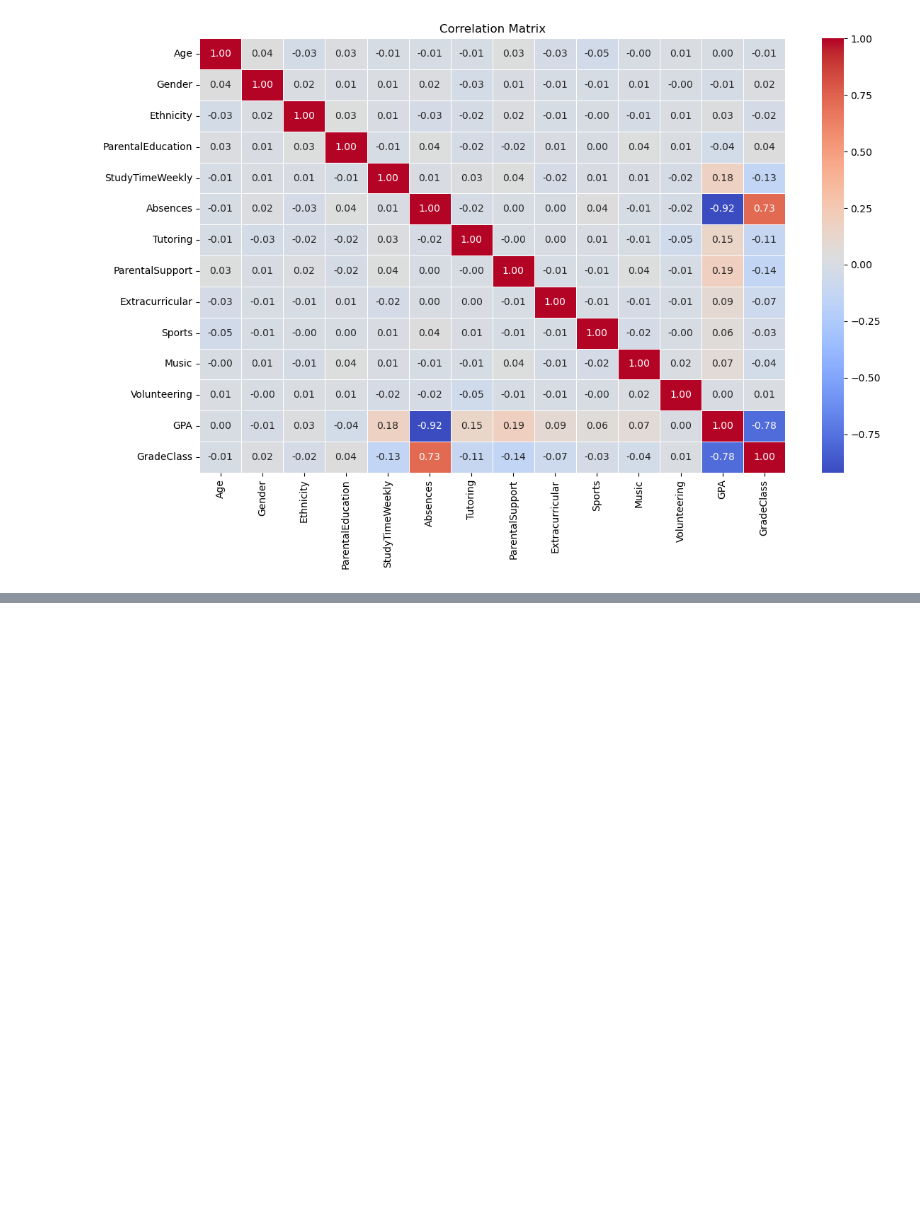
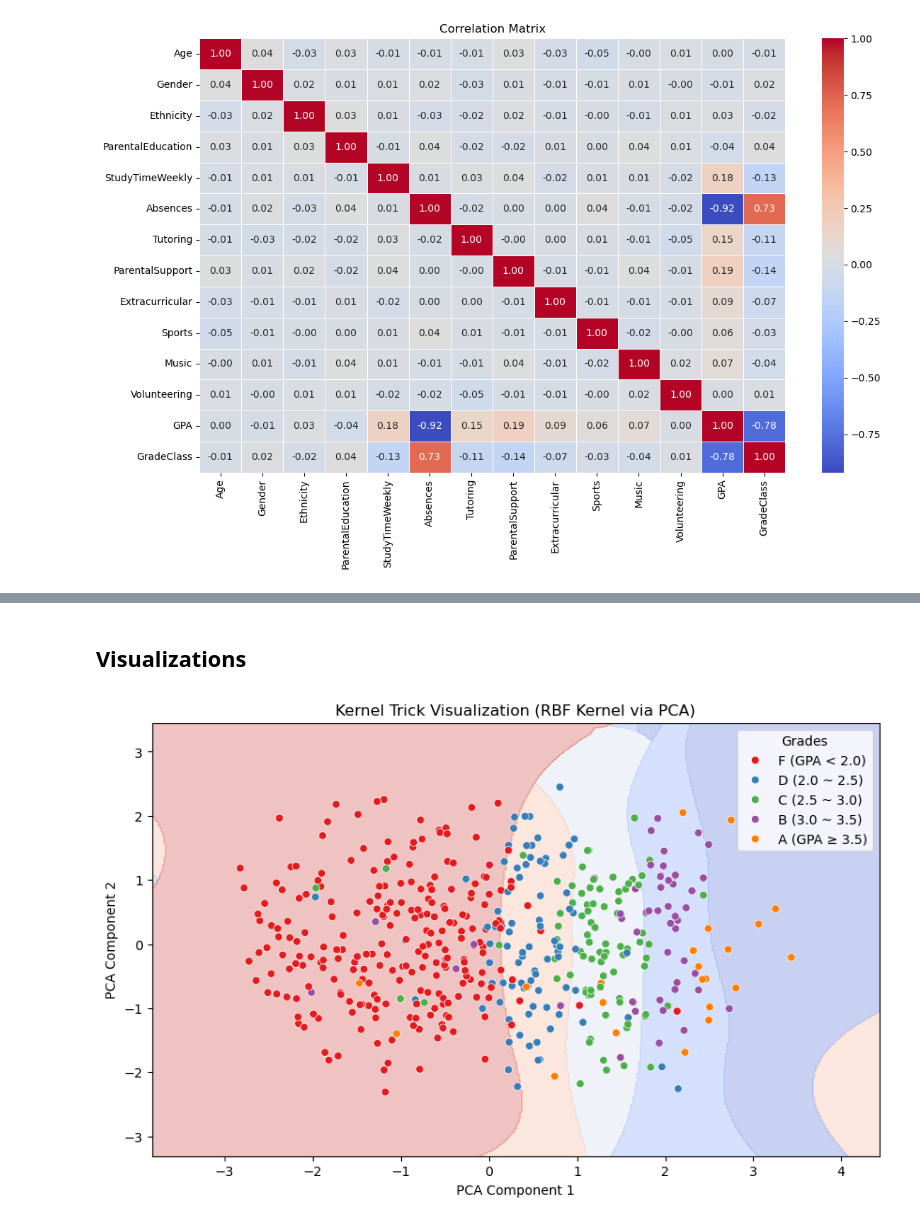
Before and after one commit to tegmad/StudentsPerfomancePrediction_14P, a Jupyter notebook: PM_Students_Perfomance_Prediction.ipynb, the cells around one changed output, grey strips where cells are left out. Cells and saved outputs as stored; diff of their text form; code cells hidden in the pictures; blank space fills up the shorter version.

```diff
--- a/PM_Students_Perfomance_Prediction.ipynb
+++ b/PM_Students_Perfomance_Prediction.ipynb
@@ -471,0 +613,6 @@ plt.show()
+# %%
+
+important_features = feat_importances[feat_importances['Importance'] > 0.01]['Feature'].tolist()
+
+X_train_reduced = X_train[important_features]
+X_test_reduced = X_test[important_features]
@@ -471,0 +714,12 @@ plt.show()
+# %%
+from sklearn.model_selection import GridSearchCV
+from sklearn.neighbors import KNeighborsClassifier
+
+param_grid_knn = {
+    'n_neighbors': list(range(3, 100)),
+    'weights': ['uniform', 'distance'],
+    'p': [1, 2]
+}
+
+grid_knn = GridSearchCV(KNeighborsClassifier(), param_grid_knn, cv=5, scoring='accuracy', verbose=2, n_jobs=-1)
+grid_knn.fit(X_train_scaled, y_train)
@@ -471,0 +875,60 @@ plt.show()
+# %% [markdown]
+## Visualizations
+# %%
+from sklearn.decomposition import PCA
+import numpy as np
+import matplotlib.pyplot as plt
+import seaborn as sns
+from sklearn.svm import SVC
+
+pca = PCA(n_components=2)
+X_train_pca = pca.fit_transform(X_train_scaled)
+X_test_pca = pca.transform(X_test_scaled)
+
+svm_kernel = SVC(kernel='rbf', C=grid_svm.best_params_['C'], gamma=grid_svm.best_params_['gamma'])
+svm_kernel.fit(X_train_pca, y_train)
+
+x_min, x_max = X_test_pca[:, 0].min() - 1, X_test_pca[:, 0].max() + 1
+y_min, y_max = X_test_pca[:, 1].min() - 1, X_test_pca[:, 1].max() + 1
+xx, yy = np.meshgrid(np.linspace(x_min, x_max, 500),
+                     np.linspace(y_min, y_max, 500))
+
+Z = svm_kernel.predict(np.c_[xx.ravel(), yy.ravel()])
+Z = Z.reshape(xx.shape)
+
+grade_labels = {
+    0: 'A (GPA ≥ 3.5)',
+    1: 'B (3.0 ~ 3.5)',
+    2: 'C (2.5 ~ 3.0)',
+    3: 'D (2.0 ~ 2.5)',
+    4: 'F (GPA < 2.0)'
+}
+
+y_test_labels = [grade_labels[label] for label in y_test]
+
+grade_order = [
+    'F (GPA < 2.0)',
+    'D (2.0 ~ 2.5)',
+    'C (2.5 ~ 3.0)',
+    'B (3.0 ~ 3.5)',
+    'A (GPA ≥ 3.5)'
+]
+
+plt.figure(figsize=(10, 6))
+plt.contourf(xx, yy, Z, alpha=0.3, cmap='coolwarm')
+
+sns.scatterplot(
+    x=X_test_pca[:, 0],
+    y=X_test_pca[:, 1],
+    hue=y_test_labels,
+    hue_order=grade_order,
+    palette='Set1'
+)
+
+plt.title('Kernel Trick Visualization (RBF Kernel via PCA)')
+plt.xlabel('PCA Component 1')
+plt.ylabel('PCA Component 2')
+plt.legend(title="Grades")
+plt.show()
+# %% [output]
+[figure, added]
```
Also changed, not shown: parts of 36 cells of this notebook.
